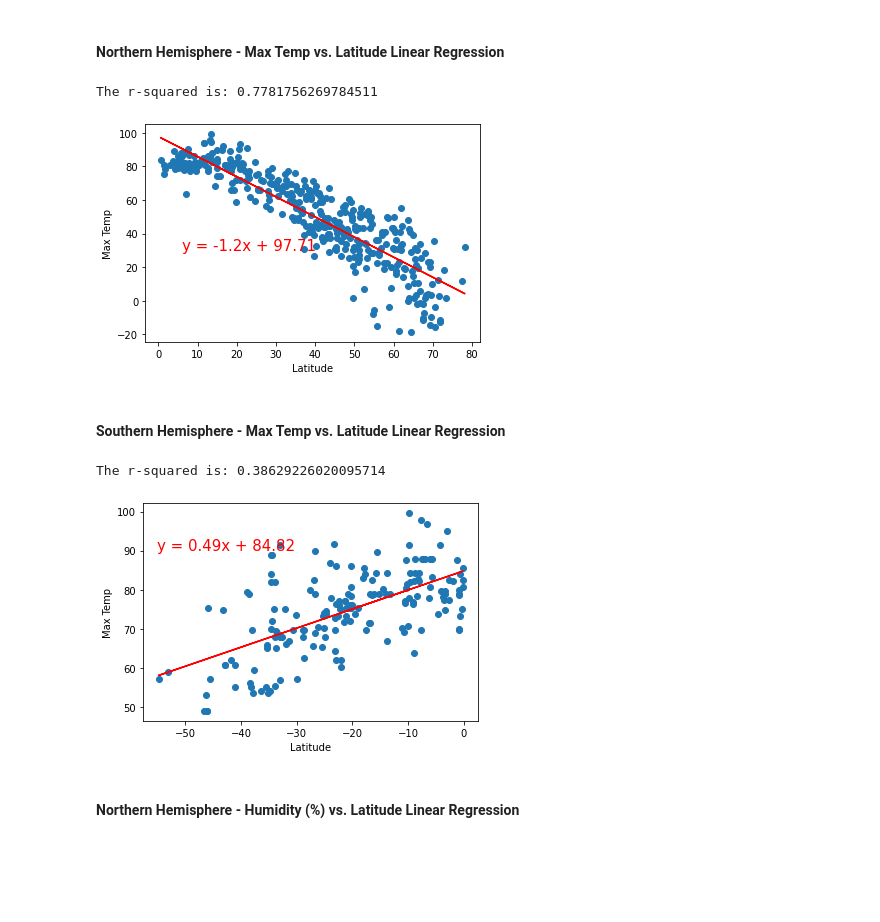
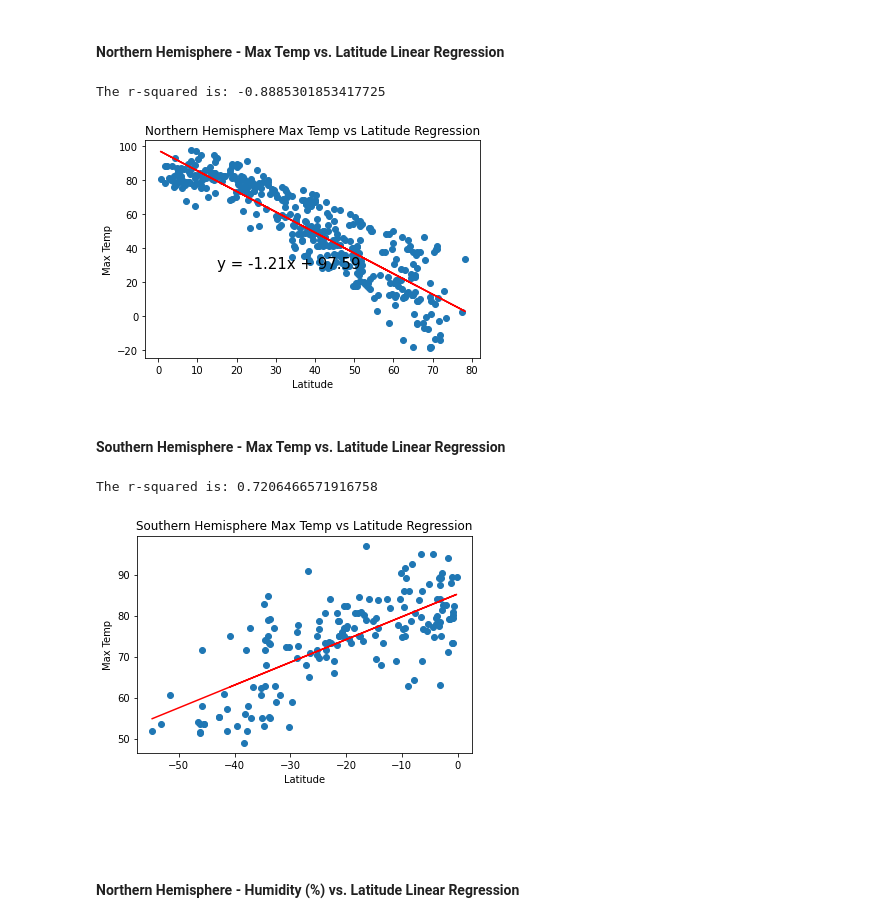
Before and after one commit to rjcline07/python-api-challenge, a Jupyter notebook: WeatherPy/Python_APIs_WeatherPy.ipynb, the cells around one changed output. Saved outputs shown, nothing was run; the diff lists cells and outputs as text; code cells hidden in the pictures; blank space fills up the shorter version.

Commit message:
made some changes to weatherpy which resulted in updated graphs.

```diff
--- a/WeatherPy/Python_APIs_WeatherPy.ipynb
+++ b/WeatherPy/Python_APIs_WeatherPy.ipynb
@@ -159 +127,8 @@ dtype: int64
+# %%
+# converting to df
+weather_data = {"City Name":cityname, "Country":country,"Longitude":longitude,"Latitude":latitude,
+           "Max Temperature":maxtemp,"Humidity":humidity,"Cloudiness":clouds,
+           "Wind Speed":windspeed,"Date":date}
+weather_df = pd.DataFrame (weather_data)
+weather_df.to_csv(output_data_file)
 # %%
@@ -304,9 +251,9 @@ plt.show()
 ## Linear Regression
 # %%
 # OPTIONAL: Create a function to create Linear Regression plots
-def plot_linear_regression(x_values, y_values, title, text_coordinates):
+def lin_reg_plot(x_values, y_values, y_label, title, coordinates):
 
-    # southern hem regression
+    # regression for southern hem
     (slope, intercept, rvalue, pvalue, stderr) = linregress(x_values, y_values)
     regress_values = x_values * slope + intercept
     line_eq = "y = " + str(round(slope,2)) + "x + " + str(round(intercept,2))
@@ -314,33 +261,34 @@ def plot_linear_regression(x_values, y_values, title, text_coordinates):
 
     plt.scatter(x_values,y_values)
     plt.plot(x_values,regress_values,"r-")
-    plt.annotate(line_eq,text_coordinates,fontsize=15,color="red")
+    plt.annotate(line_eq,coordinates,fontsize=15,color="black")
     plt.xlabel('Latitude')
-    plt.ylabel(title)
-    print(f"The r-squared is: {rvalue**2}")
+    plt.ylabel(y_label)
+    plt.title(title)
+    print(f"The r-squared is: {rvalue}")
     plt.show()
 # %%
 # Create Northern and Southern Hemisphere DataFrames
 
-north_hem_df = city_data_pd.loc[(city_data_pd["Lat"] >= 0)]
-south_hem_df = city_data_pd.loc[(city_data_pd["Lat"] < 0)]
+north_hem_df = weather_df.loc[(weather_df["Latitude"] >= 0)]
+south_hem_df = weather_df.loc[(weather_df["Latitude"] < 0)]
 # %% [markdown]
 ####  Northern Hemisphere - Max Temp vs. Latitude Linear Regression
 # %%
-x_values = north_hem_df["Lat"]
-y_values = north_hem_df["Max Temp"]
-plot_linear_regression(x_values, y_values, 'Max Temp',(6,30))
+x_values = north_hem_df["Latitude"]
+y_values = north_hem_df["Max Temperature"]
+lin_reg_plot(x_values, y_values, 'Max Temp', "Northern Hemisphere Max Temp vs Latitude Regression",(15,28))
 # %% [output]
-The r-squared is: 0.7781756269784511
+The r-squared is: -0.8885301853417725
-[figure, old version]
+[figure, new version]
 # %%
 # Solid correlation. Indicates that max temp and latitude have an inverse relationship in the northern hemisphere.
 # %% [markdown]
 ####  Southern Hemisphere - Max Temp vs. Latitude Linear Regression
 # %%
-x_values = south_hem_df["Lat"]
-y_values = south_hem_df["Max Temp"]
-plot_linear_regression(x_values, y_values, 'Max Temp',(-55,90))
+x_values = south_hem_df["Latitude"]
+y_values = south_hem_df["Max Temperature"]
+lin_reg_plot(x_values, y_values, 'Max Temp', "Southern Hemisphere Max Temp vs Latitude Regression",(-50,28))
 # %% [output]
-The r-squared is: 0.38629226020095714
+The r-squared is: 0.7206466571916758
-[figure, old version]
+[figure, new version]
```
Also changed, not shown: parts of 22 cells of this notebook, 6 other files.
